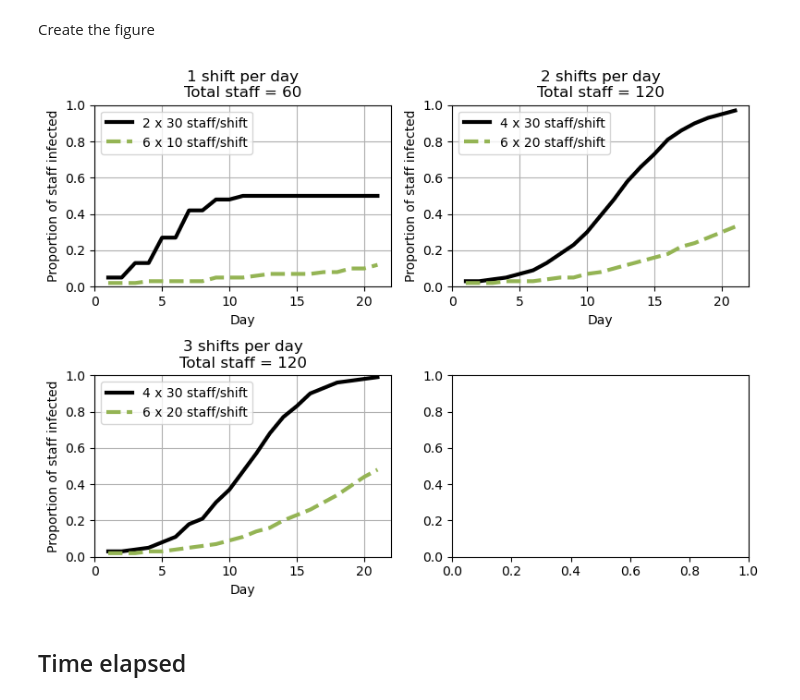
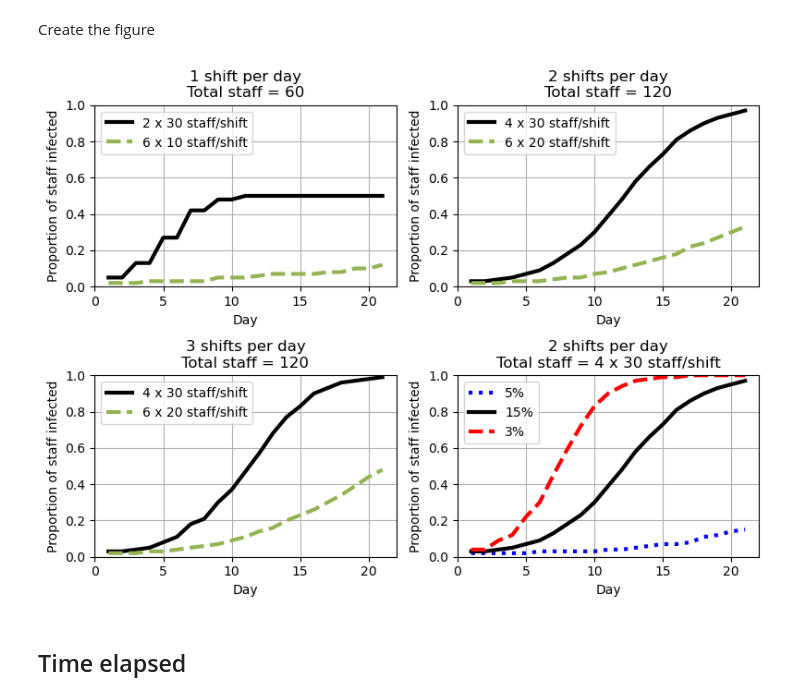
Before and after one commit to pythonhealthdatascience/stars-reproduce-lim-2020, a Jupyter notebook: reproduction/scripts/reproduction.ipynb, the cells around one changed output. Saved outputs shown, nothing was run; the diff lists cells and outputs as text; code cells hidden in the pictures.

Commit message:
feat(reproduction): reproduced figure 2

```diff
--- a/reproduction/scripts/reproduction.ipynb
+++ b/reproduction/scripts/reproduction.ipynb
@@ -44,7 +44,7 @@ class Paths:
     tab4 = 'supp_tab4_reformat.csv'
     tab5 = 'supp_tab5_reformat.csv'
     tab6 = 'supp_tab6_reformat.csv'
-
+    fig2 = 'fig2.png'
 
 paths = Paths()
 # %% [markdown]
@@ -250,7 +250,7 @@ def plot_fig2(fig_dict_list, ax, title):
 
         # Get subset of dataframe meeting the conditions
         query = ' & '.join([f"{col} == {val}" for col, val in filt.items()])
-        subset = model_base15.query(query)
+        subset = fig_dict['df'].query(query)
 
         # Reformat so ready to plot
         to_plot = subset.set_index('end_of_day')['prop_infected']
@@ -334,20 +373,27 @@ Create the figure
 # %%
 # Set up number of subplots and figure size
 fig, ax = plt.subplots(2, 2, figsize=(8, 6))
 
 # Create the subplots
 plot_fig2([fig2a_black, fig2a_green], ax[0,0],
           title='1 shift per day\nTotal staff = 60')
 plot_fig2([fig2b_black, fig2b_green], ax[0,1],
           title='2 shifts per day\nTotal staff = 120')
 plot_fig2([fig2c_black, fig2c_green], ax[1,0],
           title='3 shifts per day\nTotal staff = 120')
+plot_fig2([fig2d_blue, fig2d_black, fig2d_red], ax[1,1],
+          title='2 shifts per day\nTotal staff = 4 x 30 staff/shift')
+
+# Prevent overlap between subplots
+fig.tight_layout()
+
+# Save the figure
+plt.savefig(os.path.join(paths.outputs, paths.fig2))
 
 # Display the figure
-fig.tight_layout()
 plt.show()
 # %% [output]
-[figure, old version]
+[figure, new version]
 # %% [markdown]
 ## Time elapsed
 # %%
```
Also changed, not shown: parts of 2 cells of this notebook, 1 other file.
